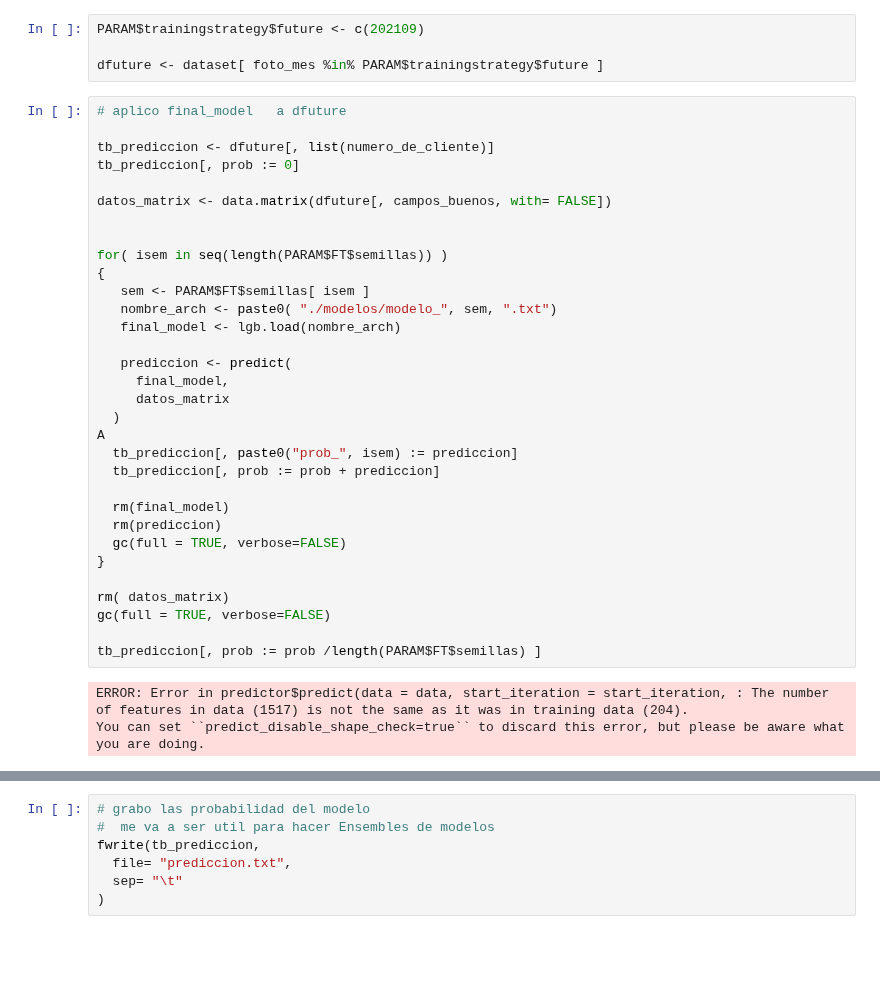
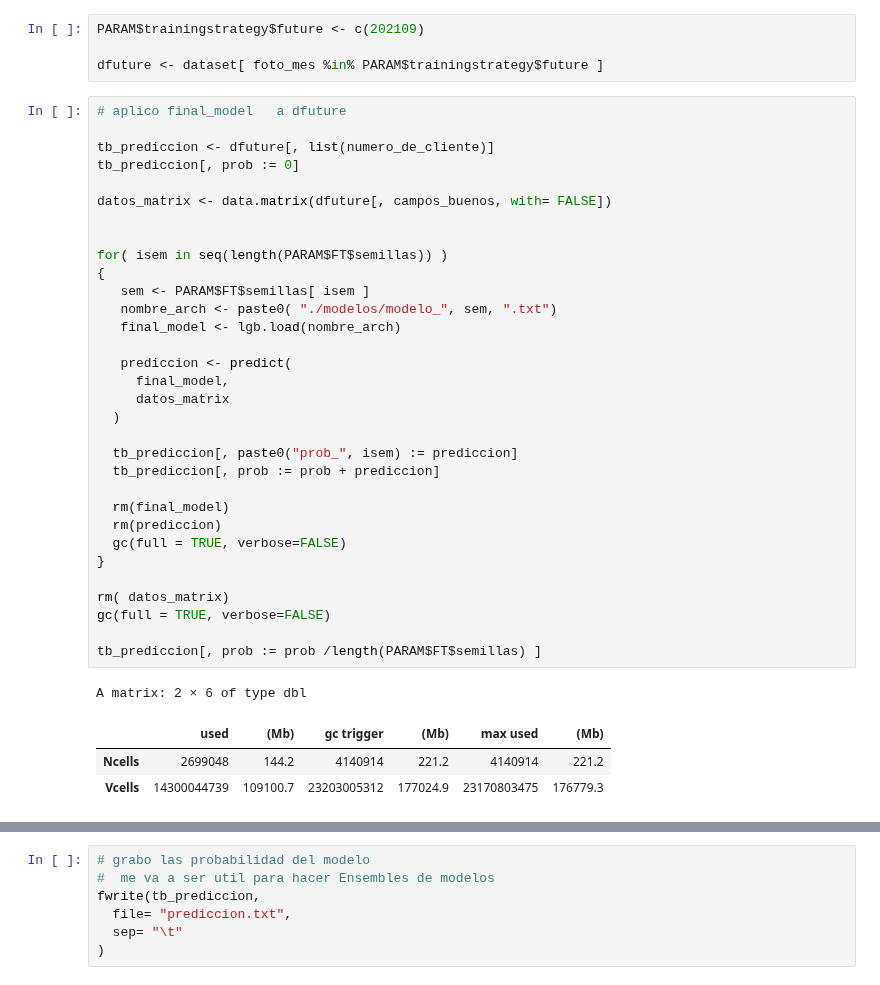
Before and after one commit to VictoriaBalbi/dm2025a, a Jupyter notebook: src/Mejorando WF/v950-exp-101.ipynb, the cells around one changed output, grey strips where cells are left out. Saved outputs shown, nothing was run; the diff lists cells and outputs as text; blank space fills up the shorter version.

```diff
--- a/src/Mejorando WF/v950-exp-101.ipynb
+++ b/src/Mejorando WF/v950-exp-101.ipynb
@@ -1780,36 +1780,38 @@ dfuture <- dataset[ foto_mes %in% PARAM$trainingstrategy$future ]
 
 tb_prediccion <- dfuture[, list(numero_de_cliente)]
 tb_prediccion[, prob := 0]
 
 datos_matrix <- data.matrix(dfuture[, campos_buenos, with= FALSE])
 
 
 for( isem in seq(length(PARAM$FT$semillas)) )
 {
    sem <- PARAM$FT$semillas[ isem ]
    nombre_arch <- paste0( "./modelos/modelo_", sem, ".txt")
    final_model <- lgb.load(nombre_arch)
 
    prediccion <- predict(
      final_model,
      datos_matrix
   )
-A
+
   tb_prediccion[, paste0("prob_", isem) := prediccion]
   tb_prediccion[, prob := prob + prediccion]
 
   rm(final_model)
   rm(prediccion)
   gc(full = TRUE, verbose=FALSE)
 }
 
 rm( datos_matrix)
 gc(full = TRUE, verbose=FALSE)
 
 tb_prediccion[, prob := prob /length(PARAM$FT$semillas) ]
 # %% [output]
-ERROR: Error in predictor$predict(data = data, start_iteration = start_iteration, : The number of features in data (1517) is not the same as it was in training data (204).
-You can set ``predict_disable_shape_check=true`` to discard this error, but please be aware what you are doing.
+A matrix: 2 × 6 of type dbl
+|  | used | (Mb) | gc trigger | (Mb) | max used | (Mb) |
+| Ncells | 2699048 | 144.2 | 4140914 | 221.2 | 4140914 | 221.2 |
+| Vcells | 14300044739 | 109100.7 | 23203005312 | 177024.9 | 23170803475 | 176779.3 |
 # %%
 # veo que hay en tb_prediccion
 tb_prediccion
```
Also changed, not shown: parts of 8 cells of this notebook, 1 other file.
